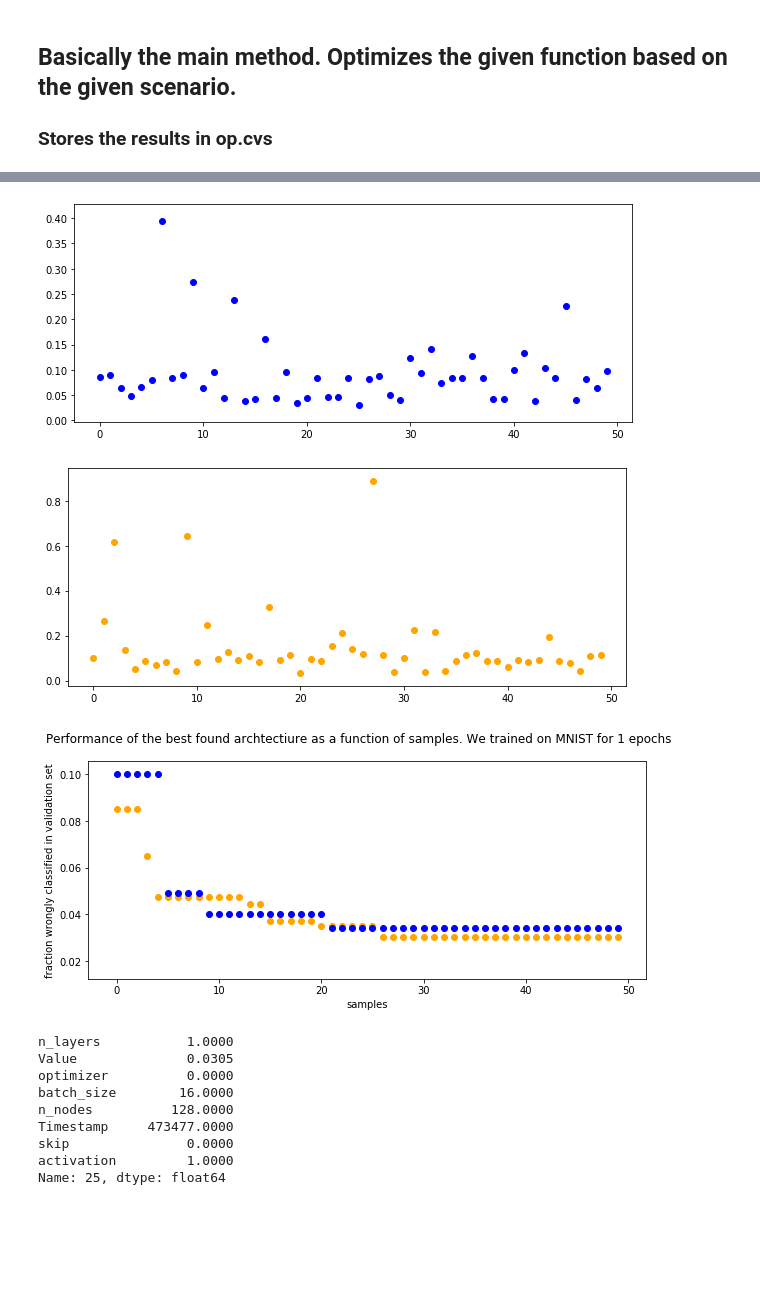
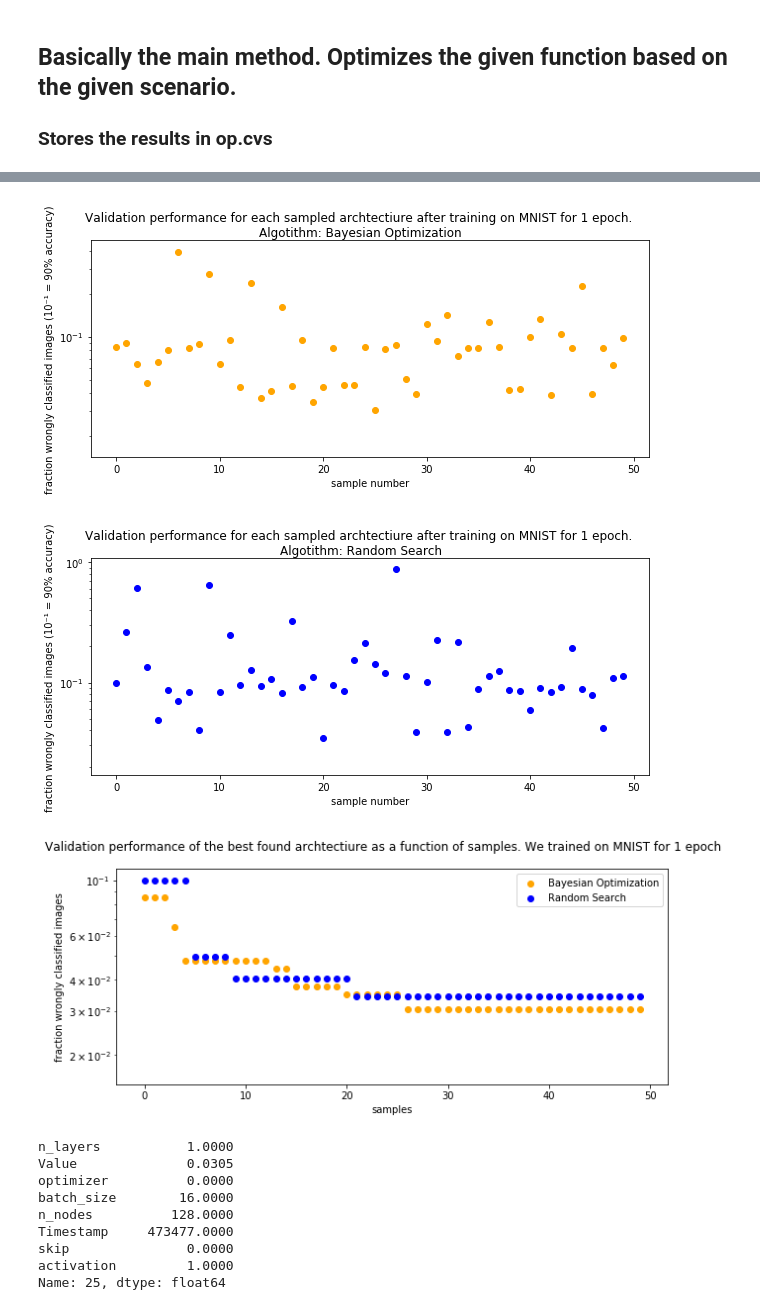
Before and after one commit to samuellundberg/NeuralArchitectureSearch, a Jupyter notebook: my_hypermapper/example_scenarios/quick_start/mnist_jupyter_notebook.ipynb, the cells around one changed output, grey strips where cells are left out. Cells and saved outputs as stored; diff of their text form; code cells hidden in the pictures; blank space fills up the shorter version.

Commit message:
fix: improving plots

```diff
--- a/my_hypermapper/example_scenarios/quick_start/mnist_jupyter_notebook.ipynb
+++ b/my_hypermapper/example_scenarios/quick_start/mnist_jupyter_notebook.ipynb
@@ -362,49 +365,50 @@ Timestamp     516519.0000
 Name: 20, dtype: float64
 # %%
 # I have to make a nice way to sort the data since the randomly generated points are in reversed order in
-def make_scatter(data, color):
+def make_scatter(data, color, name):
     scores = np.zeros((len(data),2))
 
     best = (-1, 1)
     for i in range(len(data)):
         value = data['Value'].iloc[i]
         if value < best[1]:
             best = (i, value)
-        scores[i, :] = [i, value]  # RS is saved reversed
-
+        scores[i, :] = [i, value]  # RS is saved  in reversed order
 
     %matplotlib inline
     import matplotlib.pyplot as plt
 
-    # view data
+    # view data. I plot in logscale to easier see differnce between good samples
     plt.figure(figsize=(10,4))
+    plt.scatter(scores[:,0], scores[:,1], color = color)
+    plt.yscale('log')
 
-    plt.scatter(scores[:,0], scores[:,1], color = color)
-    #plt.scatter(scores2[:,0], scores2[:,1], color = "blue")
-    #plt.plot(x.data.numpy(), prediction.data.numpy(), 'g-', lw=3)
-    #plt.suptitle('Performance of the best found archtectiure as a function of samples. We trained on MNIST for 4 epochs')
-    #plt.xlabel('samples')
-    #plt.ylabel('fraction wrongly classified in validation set')
-    #plt.title('Regression Analysis')
-    #plt.text(1.0, 0, 'Loss = %.4f' % loss,
-                #fontdict={'size': 24, 'color':  'red'})
+    plt.suptitle('Validation performance for each sampled archtectiure after training on MNIST for 1 epoch. \nAlgotithm: '+ name)
+    plt.xlabel('sample number')
+    plt.ylabel('fraction wrongly classified images (10⁻¹ = 90% accuracy)')
+
     plt.show()
     return best
+
+#legend = ax.legend(loc='upper center', shadow=True, fontsize='x-large')
+
+# Put a nicer background color on the legend.
+#legend.get_frame().set_facecolor('C0')
 
 d_BO = pd.read_csv('mnist_BO_10+40.csv')
 d_RS = pd.read_csv('mnist_RS_50.csv')
 
-bestBO = make_scatter(d_BO, 'blue')
-bestRS = make_scatter(d_RS, 'orange')
+bestBO = make_scatter(d_BO, 'orange', 'Bayesian Optimization')
+bestRS = make_scatter(d_RS, 'blue', 'Random Search')
 
 best_arch_BO = d_BO.iloc[bestBO[0]]
 best_arch_RS = d_RS.iloc[bestRS[0]]
 
 print('best archtecture from BO: ', best_arch_BO)
 print('best archtecture from RS: ', best_arch_RS)
 # %% [output]
-[figure, old version]
+[figure, new version]
-[figure, old version]
+[figure, new version]
 # %%
 data = pd.read_csv ('mnist_BO_10+40.csv')
 data2 = pd.read_csv ('mnist_RS_50.csv')
@@ -421,21 +425,23 @@ for i in range(1, len(data)):
 %matplotlib inline
 import matplotlib.pyplot as plt
 
-# view data
+# view data. I plot in logscale to easier see differnce between good samples
 plt.figure(figsize=(10,4))
 
 plt.scatter(scores[:,0], scores[:,1], color = "orange")
 plt.scatter(scores2[:,0], scores2[:,1], color = "blue")
 #plt.plot(x.data.numpy(), prediction.data.numpy(), 'g-', lw=3)
-plt.suptitle('Performance of the best found archtectiure as a function of samples. We trained on MNIST for 1 epochs')
+plt.suptitle('Validation performance of the best found archtectiure as a function of samples. We trained on MNIST for 1 epoch')
 plt.xlabel('samples')
-plt.ylabel('fraction wrongly classified in validation set')
+plt.ylabel('fraction wrongly classified images')
 #plt.title('Regression Analysis')
 #plt.text(1.0, 0, 'Loss = %.4f' % loss,
             #fontdict={'size': 24, 'color':  'red'})
+plt.yscale('log')
+plt.legend(('Bayesian Optimization', 'Random Search'))
 plt.show()
 # %% [output]
-[figure, old version]
+[figure, new version]
 # %%
 best_arch_BO
 # %% [output]
```
Also changed, not shown: parts of 5 cells of this notebook.
